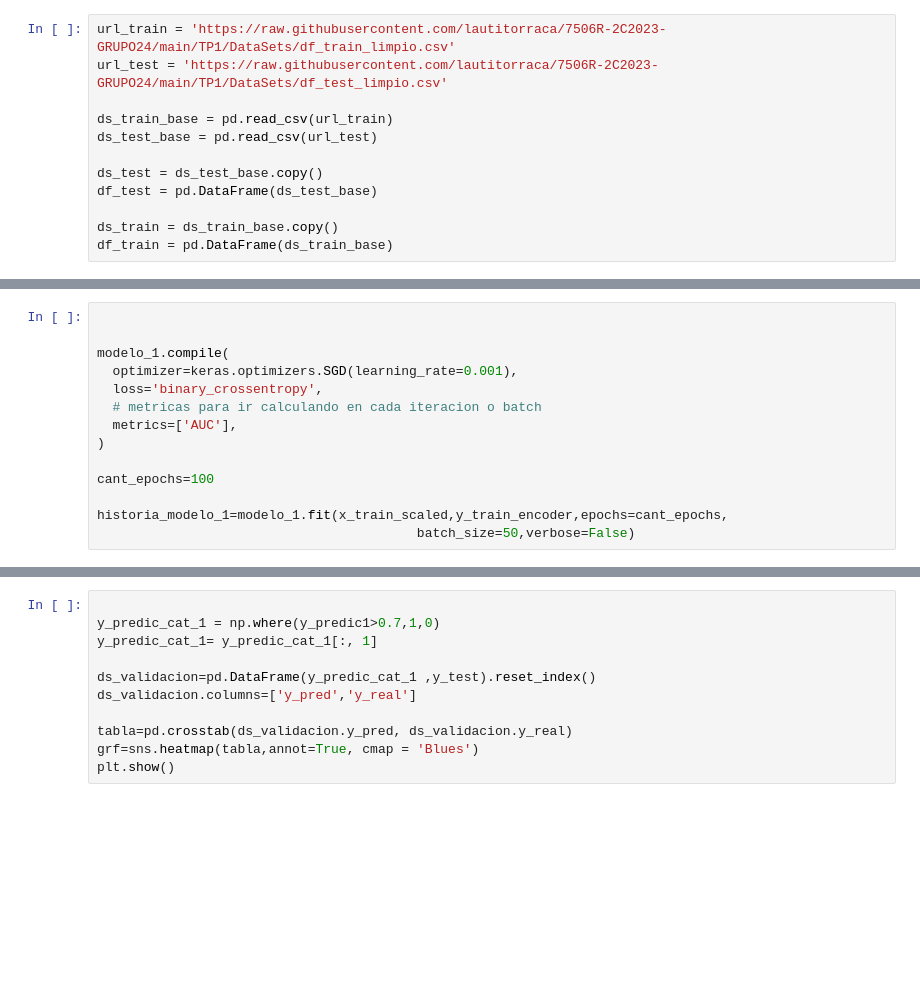
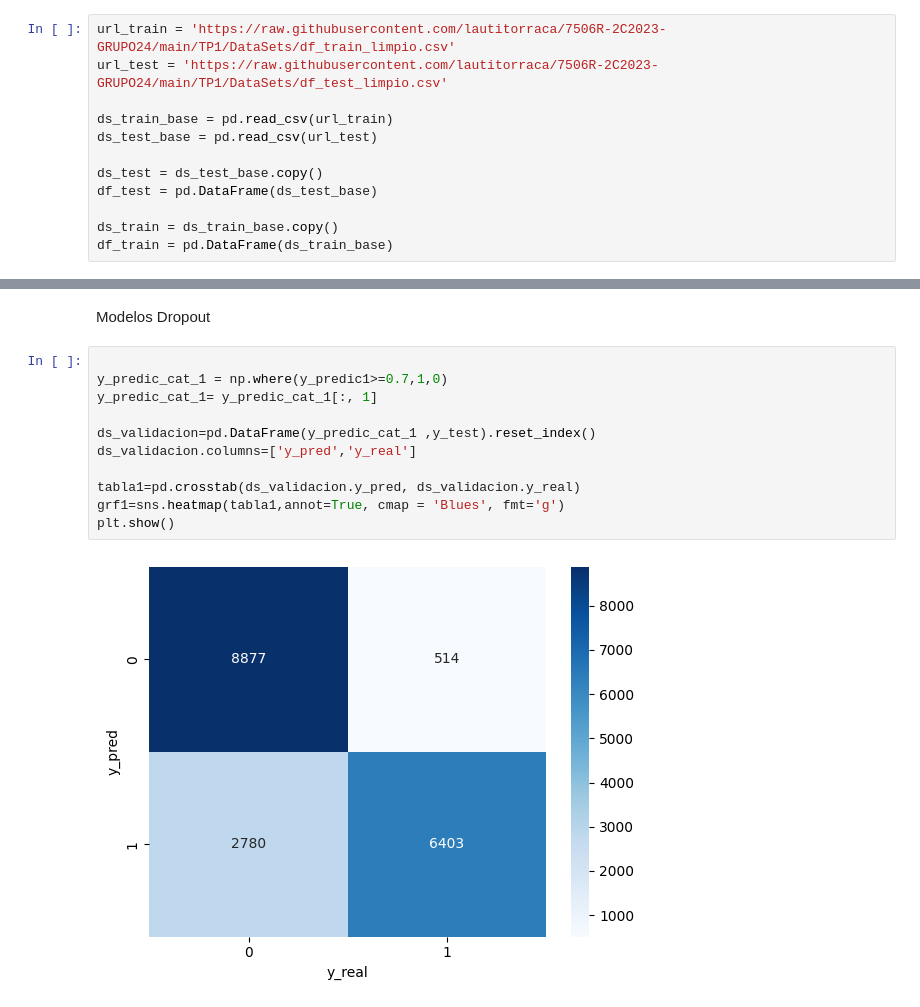
Before and after one commit to lautitorraca/7506R-2C2023-GRUPO24, a Jupyter notebook: TP1/7506R_TP1_GRUPO24_CHP4_ENTREGA.ipynb, the cells around one changed output, grey strips where cells are left out. Cells and saved outputs as stored; diff of their text form; blank space fills up the shorter version.

```diff
--- a/TP1/7506R_TP1_GRUPO24_CHP4_ENTREGA.ipynb
+++ b/TP1/7506R_TP1_GRUPO24_CHP4_ENTREGA.ipynb
@@ -92,16 +130,2 @@ Trainable params: 133 (532.00 Byte)
 Non-trainable params: 0 (0.00 Byte)
 _________________________________________________________________
-# %%
-
-
-modelo_1.compile(
-  optimizer=keras.optimizers.SGD(learning_rate=0.001),
-  loss='binary_crossentropy',
-  # metricas para ir calculando en cada iteracion o batch
-  metrics=['AUC'],
-)
-
-cant_epochs=100
-
-historia_modelo_1=modelo_1.fit(x_train_scaled,y_train_encoder,epochs=cant_epochs,
-                                         batch_size=50,verbose=False)
@@ -112,13 +189,17 @@ y_predic1.shape
+# %% [markdown]
+Modelos Dropout
 # %%
 
-y_predic_cat_1 = np.where(y_predic1>0.7,1,0)
+y_predic_cat_1 = np.where(y_predic1>=0.7,1,0)
 y_predic_cat_1= y_predic_cat_1[:, 1]
 
 ds_validacion=pd.DataFrame(y_predic_cat_1 ,y_test).reset_index()
 ds_validacion.columns=['y_pred','y_real']
 
-tabla=pd.crosstab(ds_validacion.y_pred, ds_validacion.y_real)
-grf=sns.heatmap(tabla,annot=True, cmap = 'Blues')
+tabla1=pd.crosstab(ds_validacion.y_pred, ds_validacion.y_real)
+grf1=sns.heatmap(tabla1,annot=True, cmap = 'Blues', fmt='g')
 plt.show()
+# %% [output]
+[figure, added]
 # %%
 modelo_1.evaluate(x_test_scaled, y_test_encoder, verbose=2)
```
Also changed, not shown: parts of 33 cells of this notebook.
